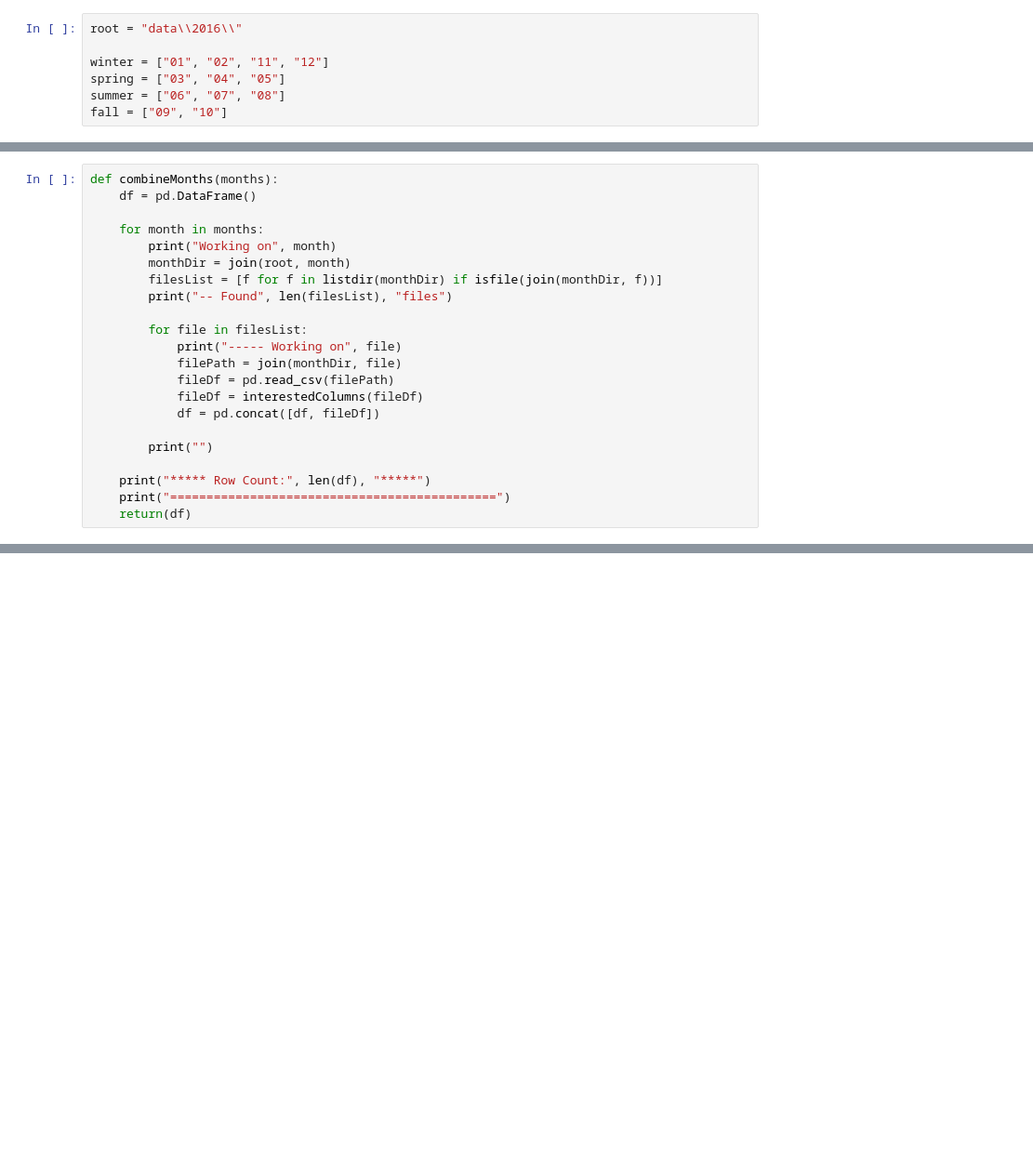
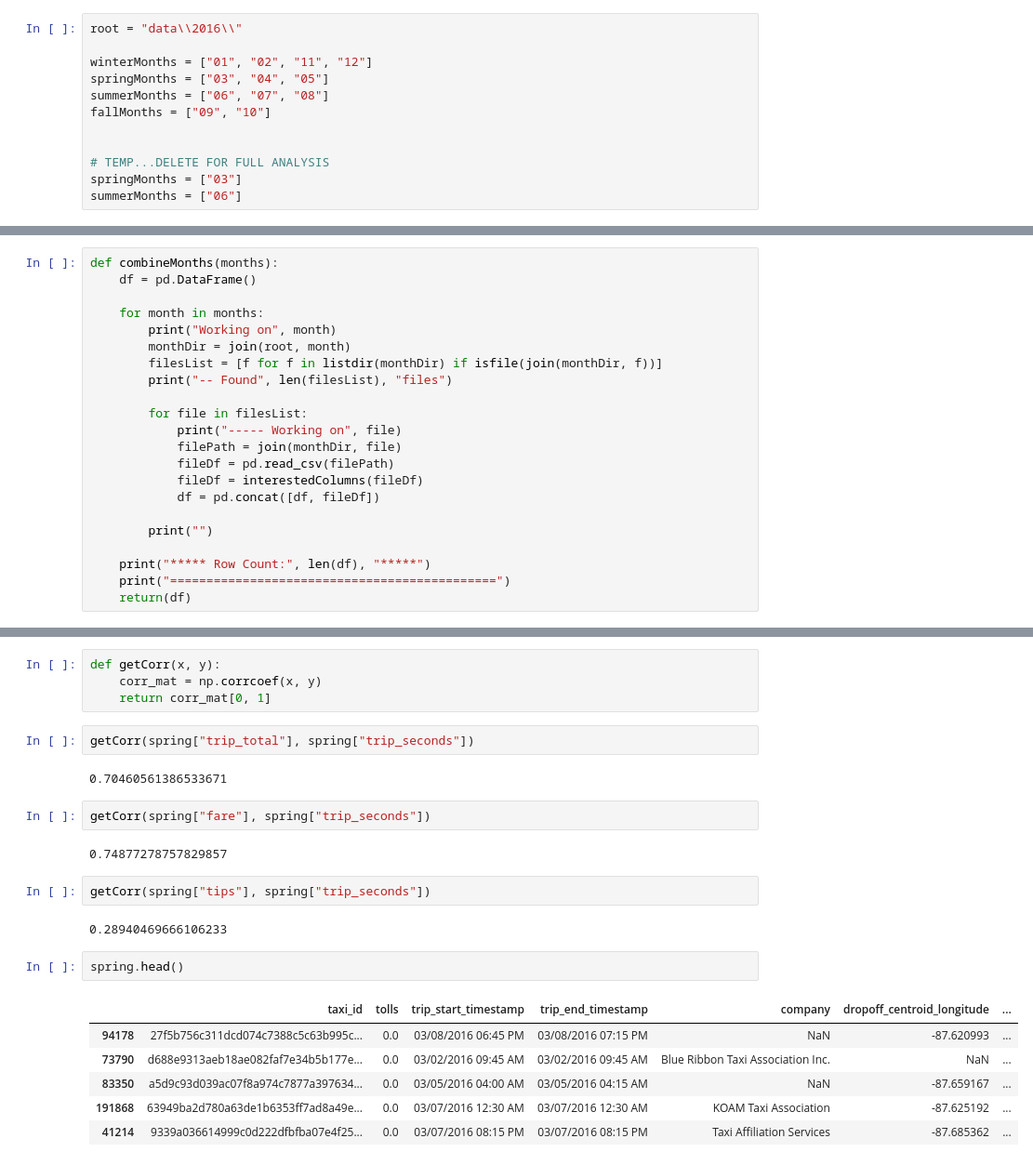
Before and after one commit to iamjz/taxi, a Jupyter notebook: EDA.ipynb, the cells around one changed output, grey strips where cells are left out. Shown at 93% size. Saved outputs shown, nothing was run; the diff lists cells and outputs as text; blank space fills up the shorter version.

Commit message:
taxi

```diff
--- a/EDA.ipynb
+++ b/EDA.ipynb
@@ -17,10 +17,15 @@ warnings.filterwarnings('ignore')
 # %%
 root = "data\\2016\\"
 
-winter = ["01", "02", "11", "12"]
-spring = ["03", "04", "05"]
-summer = ["06", "07", "08"]
-fall = ["09", "10"]
+winterMonths = ["01", "02", "11", "12"]
+springMonths = ["03", "04", "05"]
+summerMonths = ["06", "07", "08"]
+fallMonths = ["09", "10"]
+
+
+# TEMP...DELETE FOR FULL ANALYSIS
+springMonths = ["03"]
+summerMonths = ["06"]
 # %%
 def interestedColumns(df):
     interestedCols = ["taxi_id", "tolls", "trip_start_timestamp", "trip_end_timestamp", "company", "dropoff_centroid_longitude", \
@@ -191,0 +174,25 @@ plt.show()
+# %%
+def getCorr(x, y):
+    corr_mat = np.corrcoef(x, y)
+    return corr_mat[0, 1]
+# %%
+getCorr(spring["trip_total"], spring["trip_seconds"])
+# %% [output]
+0.70460561386533671
+# %%
+getCorr(spring["fare"], spring["trip_seconds"])
+# %% [output]
+0.74877278757829857
+# %%
+getCorr(spring["tips"], spring["trip_seconds"])
+# %% [output]
+0.28940469666106233
+# %%
+spring.head()
+# %% [output]
+|  | taxi_id | tolls | trip_start_timestamp | trip_end_timestamp | company | dropoff_centroid_longitude | ... |
+| 94178 | 27f5b756c311dcd074c7388c5c63b995c... | 0.0 | 03/08/2016 06:45 PM | 03/08/2016 07:15 PM | NaN | -87.620993 | ... |
+| 73790 | d688e9313aeb18ae082faf7e34b5b177e... | 0.0 | 03/02/2016 09:45 AM | 03/02/2016 09:45 AM | Blue Ribbon Taxi Association Inc. | NaN | ... |
+| 83350 | a5d9c93d039ac07f8a974c7877a397634... | 0.0 | 03/05/2016 04:00 AM | 03/05/2016 04:15 AM | NaN | -87.659167 | ... |
+| 191868 | 63949ba2d780a63de1b6353ff7ad8a49e... | 0.0 | 03/07/2016 12:30 AM | 03/07/2016 12:30 AM | KOAM Taxi Association | -87.625192 | ... |
+| 41214 | 9339a036614999c0d222dfbfba07e4f25... | 0.0 | 03/07/2016 08:15 PM | 03/07/2016 08:15 PM | Taxi Affiliation Services | -87.685362 | ... |
```
Also changed, not shown: parts of 19 cells of this notebook.
